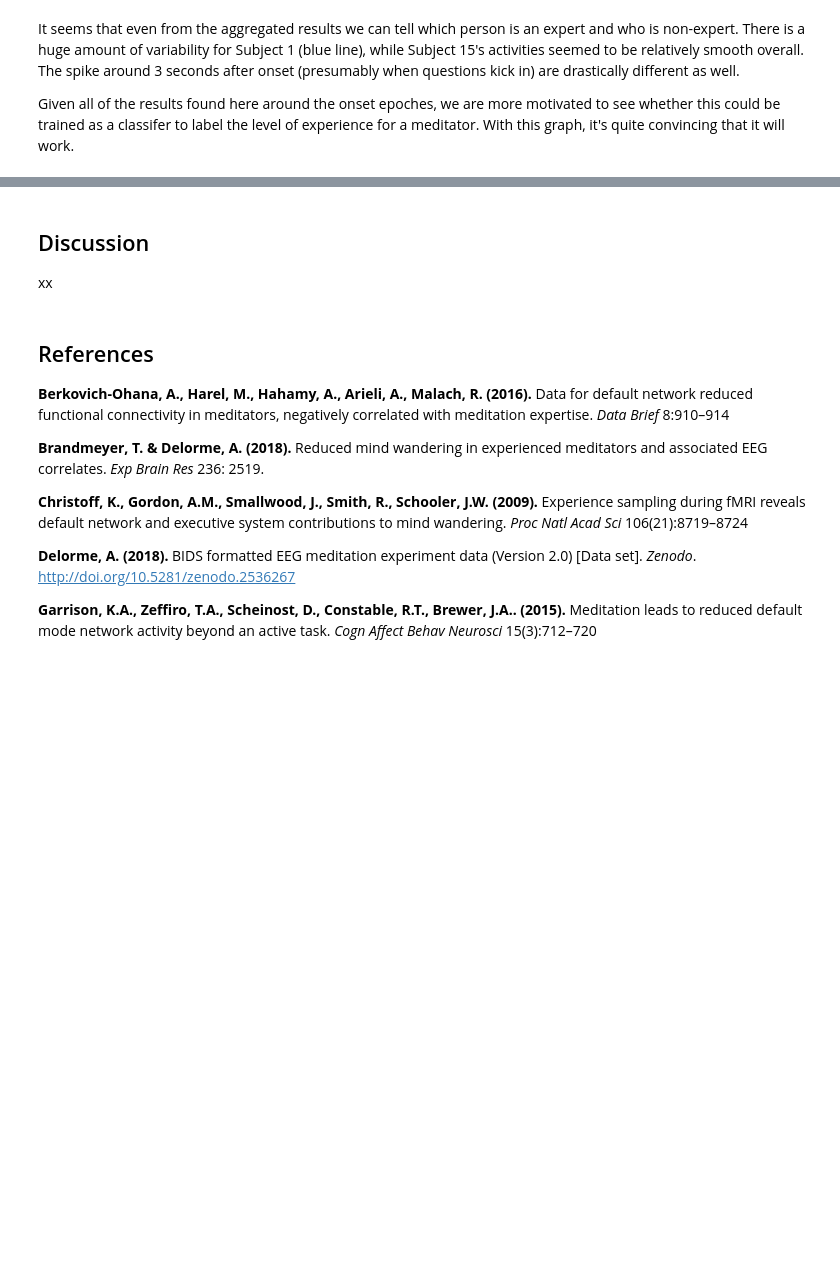
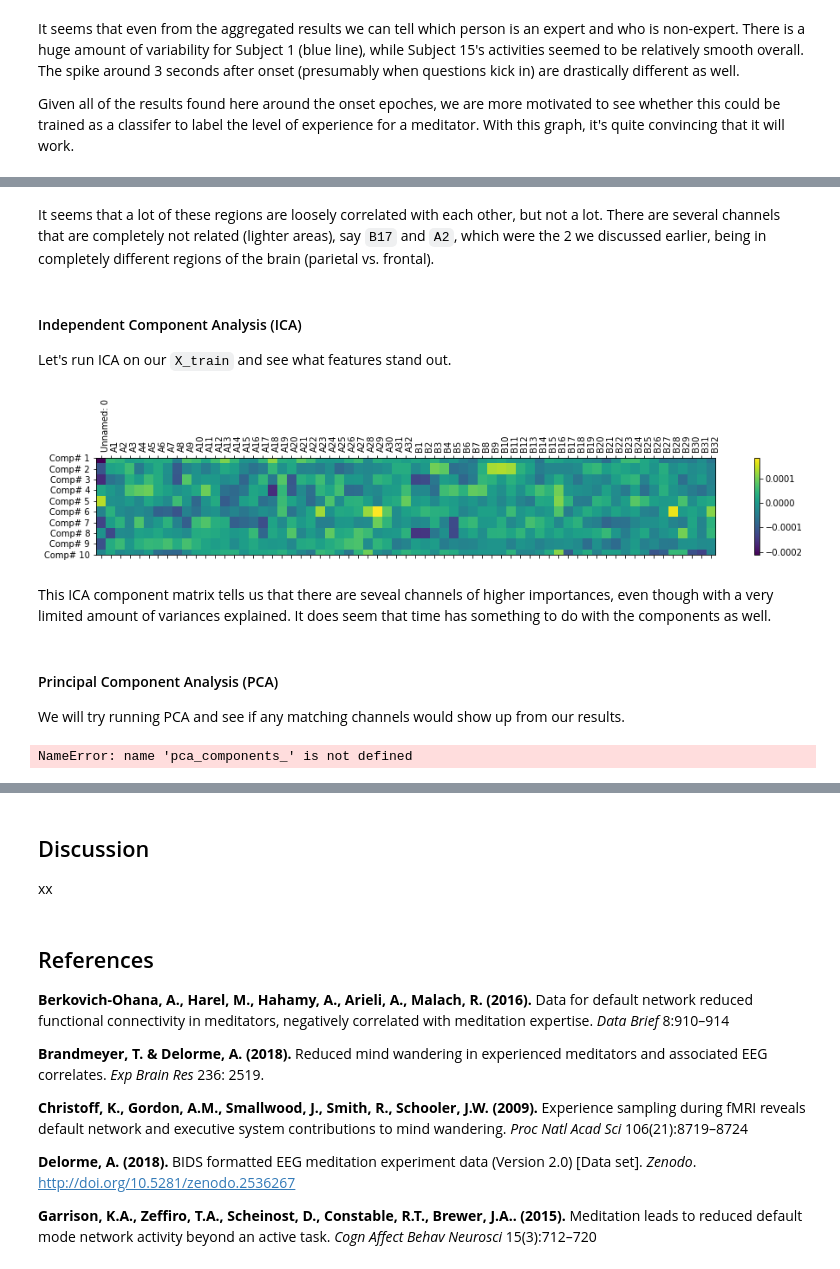
Before and after one commit to yuyang-zhong/EEG-Neural, a Jupyter notebook: notebooks/final_notebook.ipynb, the cells around one changed output, grey strips where cells are left out. Drawn from its saved outputs; the diff is of its cells as text; code cells hidden in the pictures; blank space fills up the shorter version.

```diff
--- a/notebooks/final_notebook.ipynb
+++ b/notebooks/final_notebook.ipynb
@@ -316,0 +374,34 @@ Given all of the results found here around the onset epoches, we are more motiva
+# %% [markdown]
+It seems that a lot of these regions are loosely correlated with each other, but not a lot. There are several channels that are completely not related (lighter areas), say `B17` and `A2`, which were the 2 we discussed earlier, being in completely different regions of the brain (parietal vs. frontal).
+# %% [markdown]
+#### Independent Component Analysis (ICA)
+Let's run ICA on our `X_train` and see what features stand out.
+# %%
+sc = StandardScaler()
+X_train = sc.fit_transform(X_train)
+ica = FastICA(n_components=10) # 10 independent components
+X_train_transformed = ica.fit_transform(X_train)
+# %%
+plt.figure(figsize=(16,2))
+plt.matshow(ica.components_, cmap='viridis', fignum=1, aspect='auto')
+labs = []
+plt.yticks(range(ica.components_.shape[0]),
+           [f'Comp# {i}' for i in range(1, ica.components_.shape[0]+11)],fontsize=10)
+plt.colorbar()
+plt.xticks(range(ica.components_.shape[1]), np.array(X.columns),rotation=90,ha='left')
+plt.rc('xtick', labelsize=10)
+plt.rc('ytick', labelsize=10)
+plt.rc('axes', labelsize=10)
+plt.show();
+# %% [output]
+[figure, added]
+# %% [markdown]
+This ICA component matrix tells us that there are seveal channels of higher importances, even though with a very limited amount of variances explained. It does seem that time has something to do with the components as well.
+# %% [markdown]
+#### Principal Component Analysis (PCA)
+We will try running PCA and see if any matching channels would show up from our results.
+# %%
+pca = PCA(n_components=.95) # 95% variance explained
+X_train_transformed = pca.fit_transform(X_train)
+# %% [output]
+NameError: name 'pca_components_' is not defined
```
Also changed, not shown: parts of 32 cells of this notebook.
